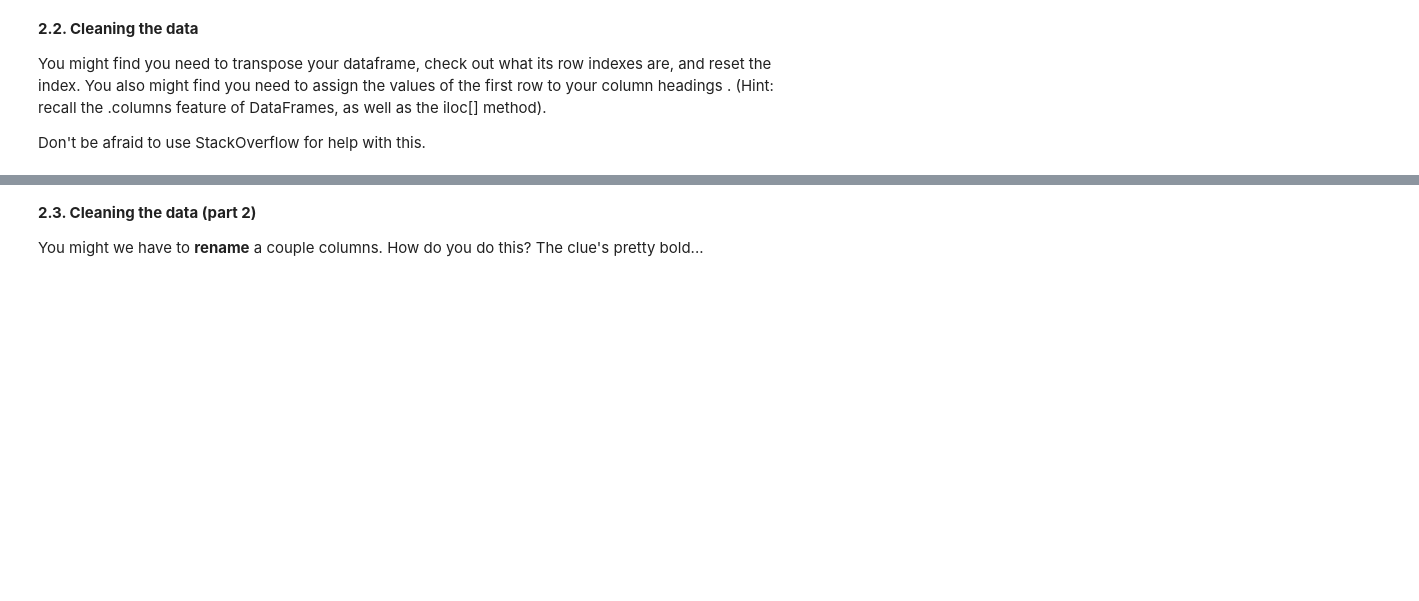
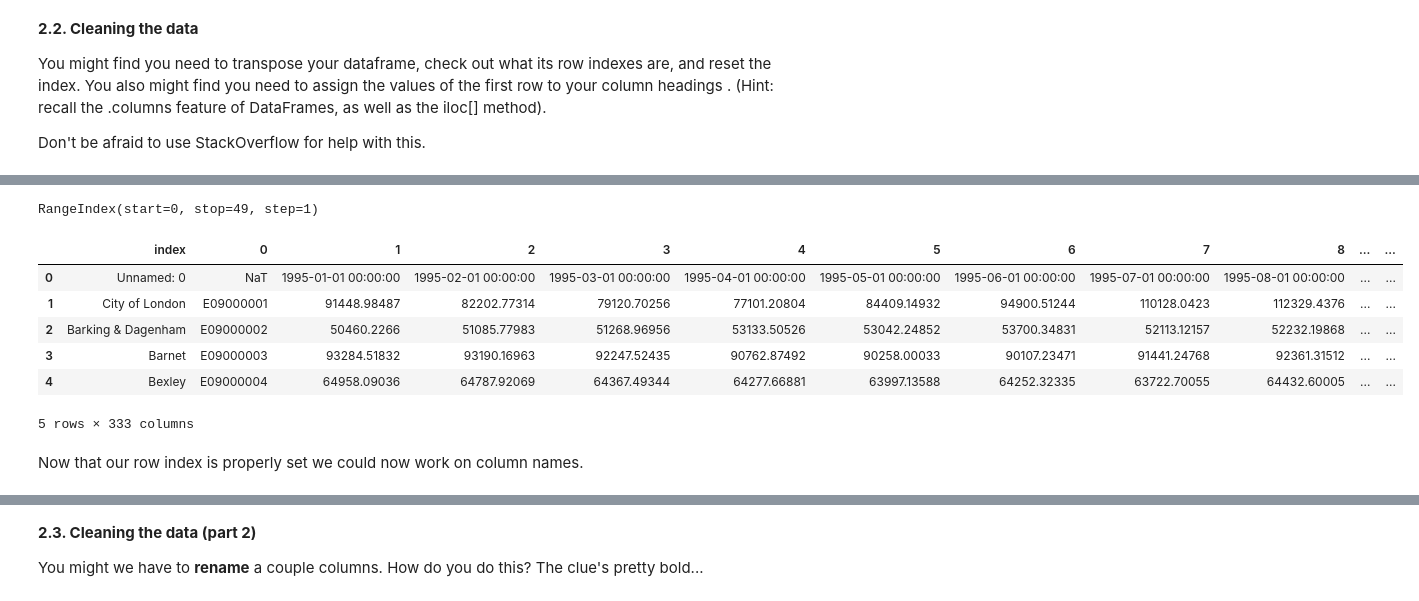
Before and after one commit to akshatgarg7/week4_springboard, a Jupyter notebook: Unit 4 Challenge - Tier 3.ipynb, the cells around one changed output, grey strips where cells are left out. Saved outputs shown, nothing was run; the diff lists cells and outputs as text; code cells hidden in the pictures; blank space fills up the shorter version.

```diff
--- a/Unit 4 Challenge - Tier 3.ipynb
+++ b/Unit 4 Challenge - Tier 3.ipynb
@@ -188,3 +188,5 @@ properties.head()
 You might find you need to transpose your dataframe, check out what its row indexes are, and reset the index. You  also might find you need to assign the values of the first row to your column headings  . (Hint: recall the .columns feature of DataFrames, as well as the iloc[] method).
 
 Don't be afraid to use StackOverflow for help  with this.
+# %%
+properties_T = properties.T
@@ -190,0 +220,18 @@ Don't be afraid to use StackOverflow for help  with this.
+# %%
+properties_T = properties_T.reset_index()
+# %%
+properties_T.index
+# %% [output]
+RangeIndex(start=0, stop=49, step=1)
+# %%
+properties_T.head()
+# %% [output]
+|  | index | 0 | 1 | 2 | 3 | 4 | 5 | 6 | 7 | 8 | ... | ... |
+| 0 | Unnamed: 0 | NaT | 1995-01-01 00:00:00 | 1995-02-01 00:00:00 | 1995-03-01 00:00:00 | 1995-04-01 00:00:00 | 1995-05-01 00:00:00 | 1995-06-01 00:00:00 | 1995-07-01 00:00:00 | 1995-08-01 00:00:00 | ... | ... |
+| 1 | City of London | E09000001 | 91448.98487 | 82202.77314 | 79120.70256 | 77101.20804 | 84409.14932 | 94900.51244 | 110128.0423 | 112329.4376 | ... | ... |
+| 2 | Barking & Dagenham | E09000002 | 50460.2266 | 51085.77983 | 51268.96956 | 53133.50526 | 53042.24852 | 53700.34831 | 52113.12157 | 52232.19868 | ... | ... |
+| 3 | Barnet | E09000003 | 93284.51832 | 93190.16963 | 92247.52435 | 90762.87492 | 90258.00033 | 90107.23471 | 91441.24768 | 92361.31512 | ... | ... |
+| 4 | Bexley | E09000004 | 64958.09036 | 64787.92069 | 64367.49344 | 64277.66881 | 63997.13588 | 64252.32335 | 63722.70055 | 64432.60005 | ... | ... |
+5 rows × 333 columns
+# %% [markdown]
+Now that our row index is properly set we could now work on column names.
```
Also changed, not shown: parts of 25 cells of this notebook.
